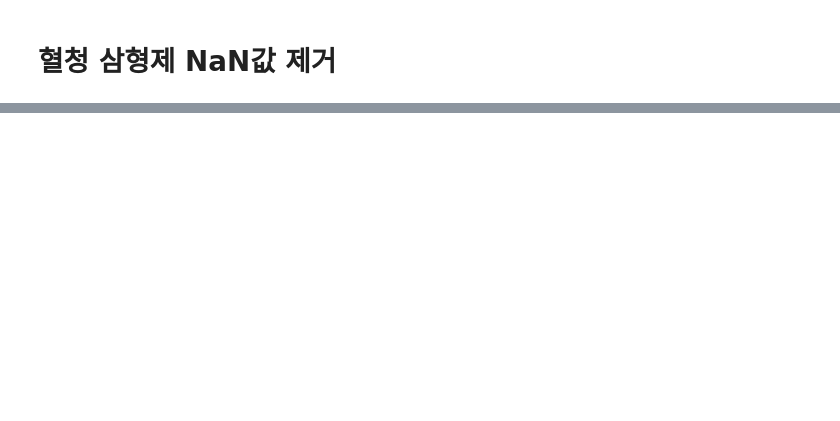
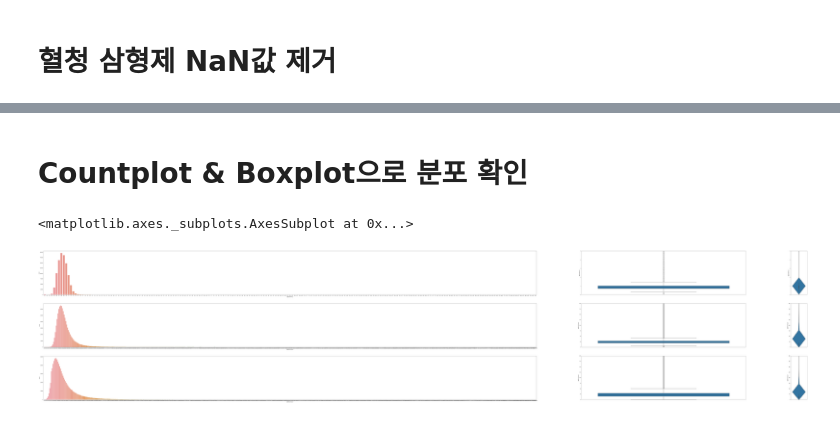
Before and after one commit to b8goal/PIRL-AI-Big-Data, a Jupyter notebook: 데이터분석/Big_Data_Project/Smart_Health.ipynb, the cells around one changed output, grey strips where cells are left out. Saved outputs shown, nothing was run; the diff lists cells and outputs as text; code cells hidden in the pictures; blank space fills up the shorter version.

```diff
--- a/데이터분석/Big_Data_Project/Smart_Health.ipynb
+++ b/데이터분석/Big_Data_Project/Smart_Health.ipynb
@@ -205,3 +189,8 @@ data[data['혈청크레아티닌'].isnull()].sort_values(by = '혈청크레아
 | 976512 | 700090 | 2 | 5 | 41 | 160.0 | 40.0 | 57.0 | 1.5 | 1.5 | 1.0 | ... |
 # %% [markdown]
 # 혈청 삼형제 NaN값 제거
+# %%
+import numpy as np
+data = data.dropna(subset=['혈청크레아티닌'], how='all')
+data = data.dropna(subset=['(혈청지오티)AST'], how='all')
+data = data.dropna(subset=['(혈청지오티)ALT'], how='all')
@@ -221,0 +228,26 @@ print(data[data['(혈청지오티)ALT'] > 2000].sort_values(by = '(혈청지오
+# %% [markdown]
+# Countplot & Boxplot으로 분포 확인
+# %%
+figure, ((ax1,ax2,ax3),(ax4,ax5,ax6),(ax7,ax8,ax9))=\
+plt.subplots(nrows=3,ncols=3,gridspec_kw={'width_ratios':[3,1,0.1]})
+figure.set_size_inches(150,30)
+
+ax2.set_ylim(0,5)
+ax3.set_ylim(0,5)
+ax5.set_ylim(0,200)
+ax6.set_ylim(0,400)
+ax8.set_ylim(0,200)
+ax9.set_ylim(0,400)
+
+sns.countplot(data['혈청크레아티닌'],ax=ax1)
+sns.boxplot(y = data['혈청크레아티닌'],ax=ax2)
+sns.violinplot(y = data['혈청크레아티닌'],ax=ax3)
+sns.countplot(data['(혈청지오티)AST'],ax=ax4)
+sns.boxplot(y = data['(혈청지오티)AST'],ax=ax5)
+sns.violinplot(y = data['(혈청지오티)AST'],ax=ax6)
+sns.countplot(data['(혈청지오티)ALT'],ax=ax7)
+sns.boxplot(y = data['(혈청지오티)ALT'],ax=ax8)
+sns.violinplot(y = data['(혈청지오티)ALT'],ax=ax9)
+# %% [output]
+<matplotlib.axes._subplots.AxesSubplot at 0x...>
+[figure, added]
```
Also changed, not shown: parts of 9 cells of this notebook, 1 other file.
